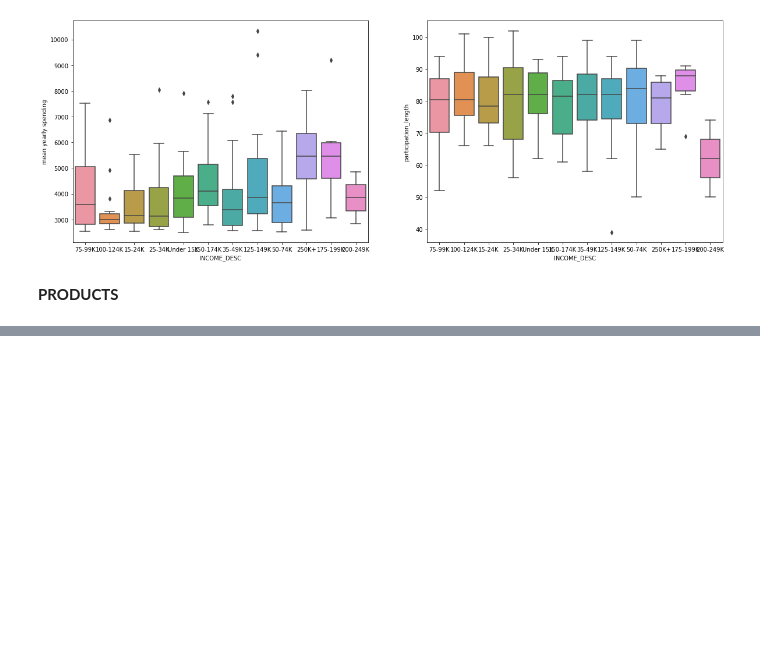
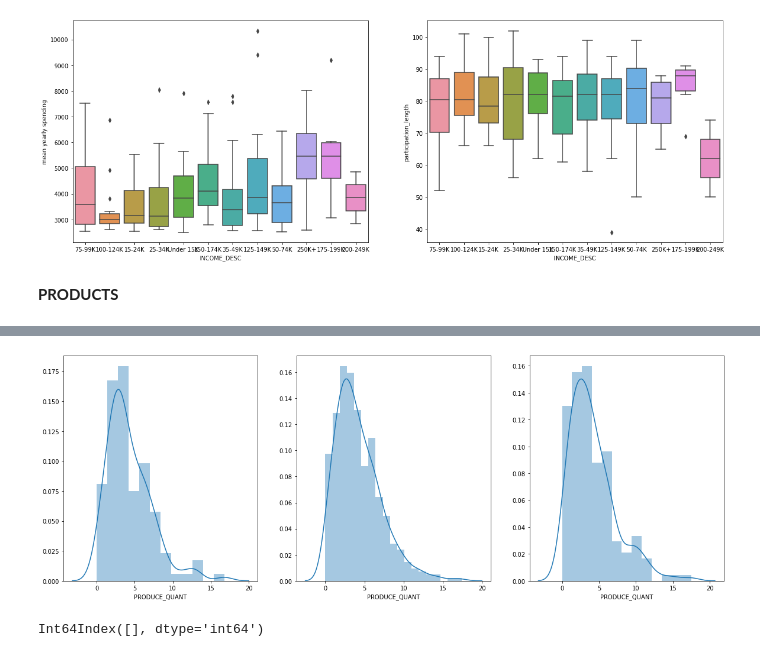
Before and after one commit to marvande/epfl-ada-2019-data-analysis, a Jupyter notebook: code/Demographic_productcorrelation.ipynb, the cells around one changed output, grey strips where cells are left out. Saved outputs shown, nothing was run; the diff lists cells and outputs as text; code cells hidden in the pictures; blank space fills up the shorter version.

```diff
--- a/code/Demographic_productcorrelation.ipynb
+++ b/code/Demographic_productcorrelation.ipynb
@@ -159,0 +177,25 @@ dtype: int64
+# %%
+old_index = hh_demographic_fxd[hh_demographic['AGE_DESC']>= 60].index
+young_index = hh_demographic_fxd[hh_demographic['AGE_DESC'] <= 30].index
+middleage_index = hh_demographic_fxd[(hh_demographic['AGE_DESC'] > 30) & (hh_demographic['AGE_DESC'] < 60)].index
+old_weeklycart = weekly_cart_df.loc[old_index]
+middleage_weeklycart = weekly_cart_df.loc[middleage_index]
+young_weeklycart = weekly_cart_df.loc[young_index]
+
+fig = plt.figure(figsize = (20,7))
+
+ax1 = fig.add_subplot(131)
+ax2 = fig.add_subplot(132)
+ax3 = fig.add_subplot(133)
+
+
+
+sns.distplot(old_weeklycart.PRODUCE_QUANT,ax = ax1);
+sns.distplot(middleage_weeklycart.PRODUCE_QUANT,ax = ax2);
+sns.distplot(young_weeklycart.PRODUCE_QUANT, ax =ax3);
+# %% [output]
+[figure, added]
+# %%
+middleage_index
+# %% [output]
+Int64Index([], dtype='int64')
```
Also changed, not shown: parts of 4 cells of this notebook, 1 other file.
